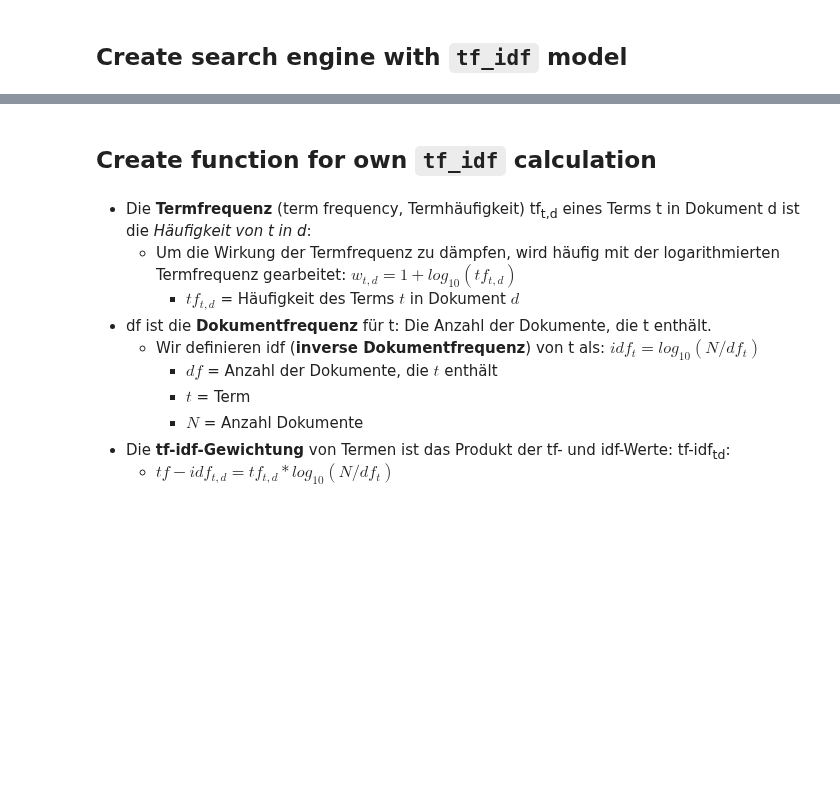
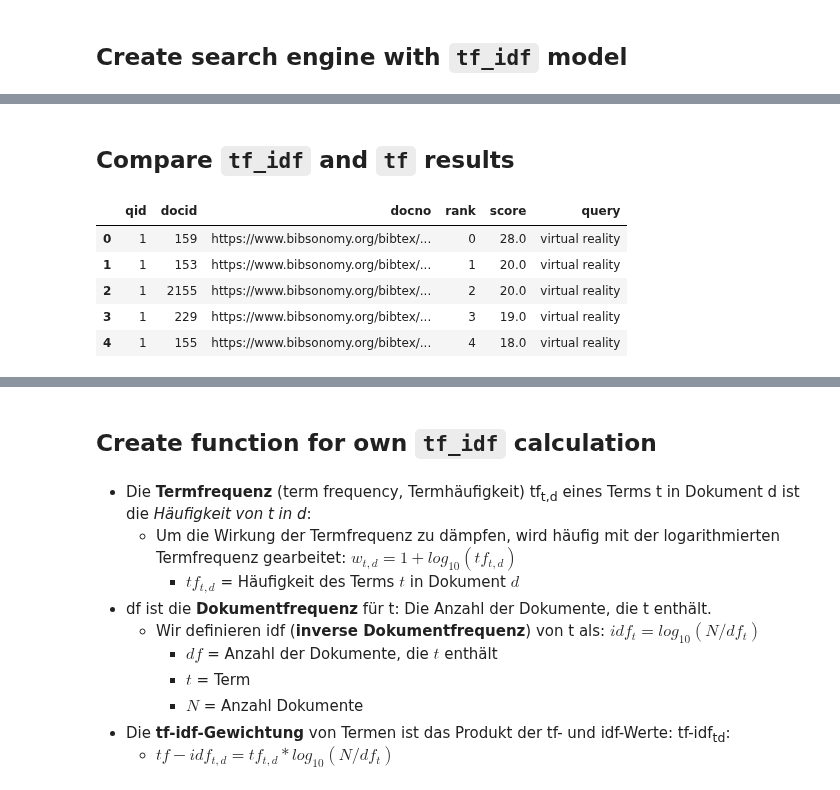
Before and after one commit to th-schmidt/2023-2024_Data_Librarian_Thomas_Schmidt, a Jupyter notebook: Modul_2/pyterrier-tut/pyterrier_aufgabe.ipynb, the cells around one changed output, grey strips where cells are left out. Saved outputs shown, nothing was run; the diff lists cells and outputs as text; code cells hidden in the pictures; blank space fills up the shorter version.

```diff
--- a/Modul_2/pyterrier-tut/pyterrier_aufgabe.ipynb
+++ b/Modul_2/pyterrier-tut/pyterrier_aufgabe.ipynb
@@ -422,0 +392,11 @@ result
+# %% [markdown]
+## Compare `tf_idf` and `tf` results
+# %%
+tf.search('virtual reality').head(5)
+# %% [output]
+|  | qid | docid | docno | rank | score | query |
+| 0 | 1 | 159 | https://www.bibsonomy.org/bibtex/... | 0 | 28.0 | virtual reality |
+| 1 | 1 | 153 | https://www.bibsonomy.org/bibtex/... | 1 | 20.0 | virtual reality |
+| 2 | 1 | 2155 | https://www.bibsonomy.org/bibtex/... | 2 | 20.0 | virtual reality |
+| 3 | 1 | 229 | https://www.bibsonomy.org/bibtex/... | 3 | 19.0 | virtual reality |
+| 4 | 1 | 155 | https://www.bibsonomy.org/bibtex/... | 4 | 18.0 | virtual reality |
```
Also changed, not shown: parts of 14 cells of this notebook, 1 other file.
